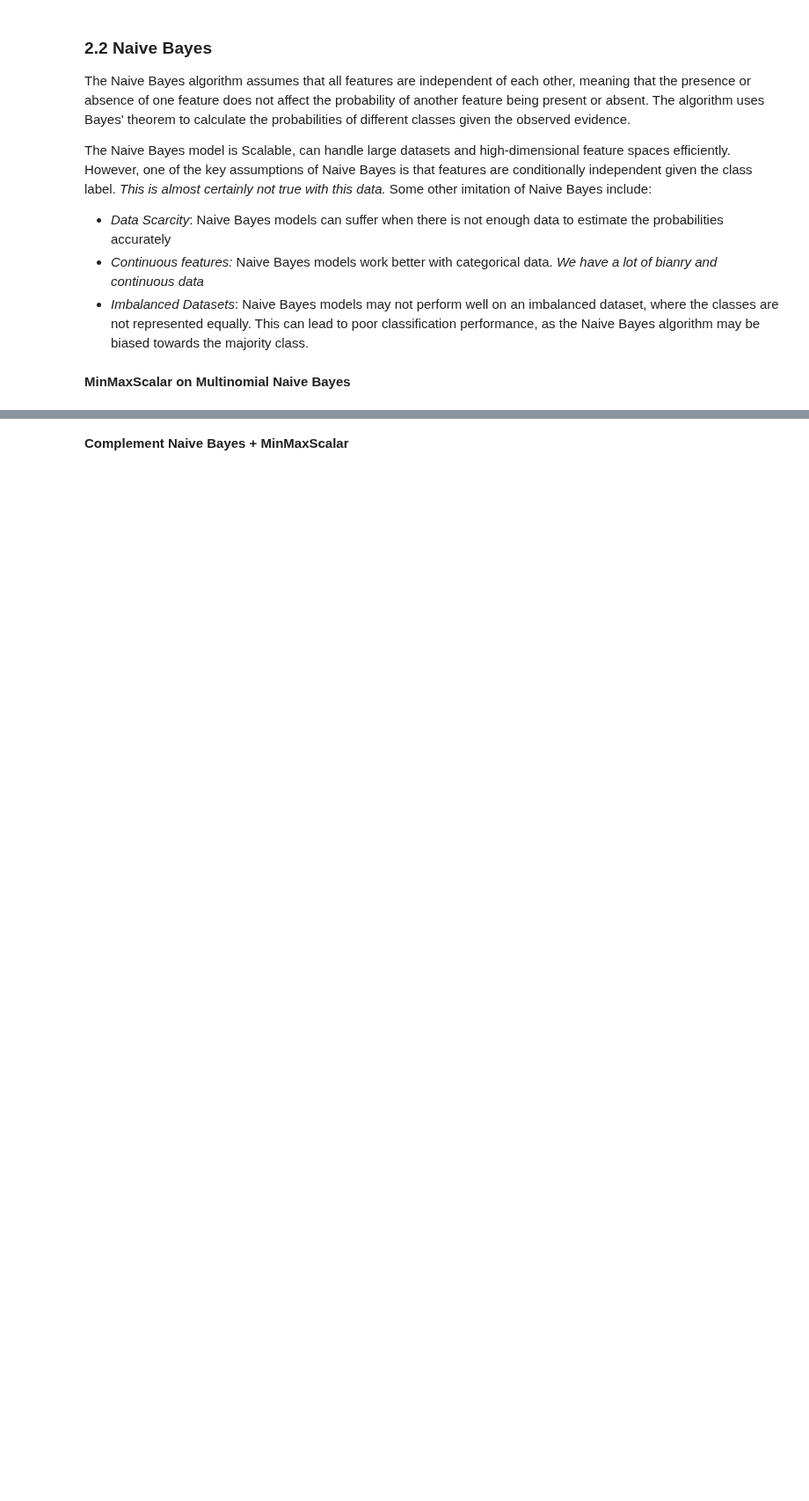
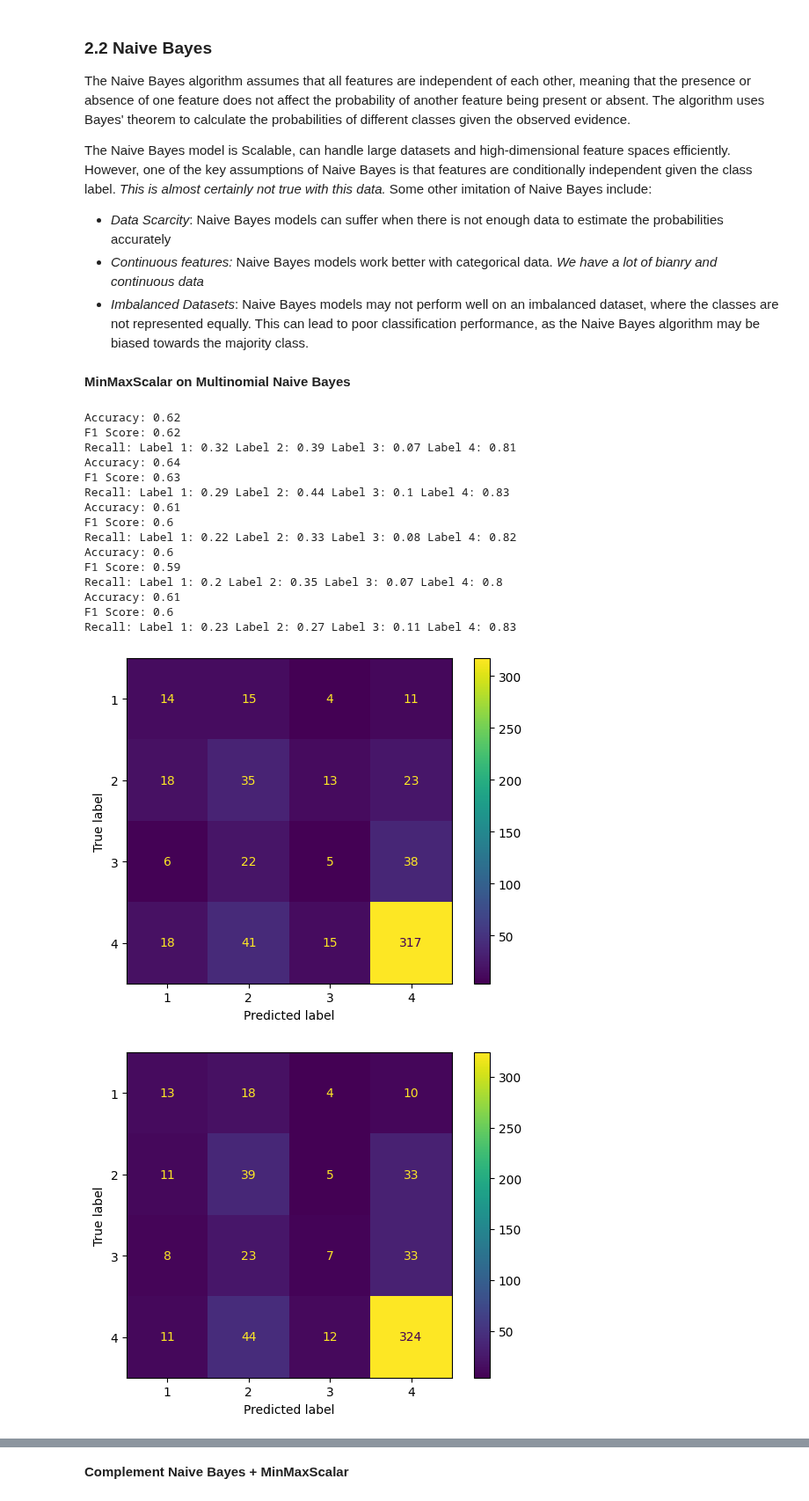
Before and after one commit to andrewjtdunn/Costa-Rican-Household-Poverty-Level-Prediction, a Jupyter notebook: Exploratory analysis/checkpoint_2.ipynb, the cells around one changed output, grey strips where cells are left out. Shown at 88% size. Cells and saved outputs as stored; diff of their text form; code cells hidden in the pictures; blank space fills up the shorter version.

```diff
--- a/Exploratory analysis/checkpoint_2.ipynb
+++ b/Exploratory analysis/checkpoint_2.ipynb
@@ -176,17 +163,35 @@ Some other imitation of Naive Bayes include:
 * *Imbalanced Datasets*: Naive Bayes models may not perform well on an imbalanced dataset, where the classes are not represented equally. This can lead to poor classification performance, as the Naive Bayes algorithm may be biased towards the majority class.
 # %% [markdown]
 **MinMaxScalar on Multinomial Naive Bayes**
-# %%
-scaler = MinMaxScaler()
-df, X_valid, y_valid = load_data.load_train_data()
-X = df.iloc[:, :-1]
-y = df.loc[:, 'Target']
-X_true = X_valid
-y_true = y_valid
-# %%
-X_scaled = scaler.fit_transform(X)
-nb = MultinomialNB()
-nb.fit(X_scaled, y)
-X_valid_scaled = scaler.transform(X_valid)
-y_pred = nb.predict(X_valid_scaled)
-evaluate_classification(y_pred, y_true,  cm=True)
+# %%
+scaler = MinMaxScaler()
+nb = MultinomialNB()
+nb_results = {}
+for key in train_indices.keys():
+    X_train = df.drop(columns="Target").iloc[train_indices[key],:]
+    y_train = df.loc[:,['Target']].iloc[train_indices[key],:]
+    X_valid = df.drop(columns="Target").iloc[test_indices[key],:]
+    y_valid = df.loc[:,['Target']].iloc[test_indices[key],:]
+    X_scaled = scaler.fit_transform(X_train)
+    nb.fit(X_scaled, y_train)
+    X_valid_scaled = scaler.transform(X_valid)
+    y_pred = nb.predict(X_valid_scaled)
+    nb_results[key] = evaluate_classification(y_pred, y_valid, cm = True, return_vals=True)
+# %% [output]
+Accuracy: 0.62
+F1 Score: 0.62
+Recall: Label 1: 0.32 Label 2: 0.39 Label 3: 0.07 Label 4: 0.81
+Accuracy: 0.64
+F1 Score: 0.63
+Recall: Label 1: 0.29 Label 2: 0.44 Label 3: 0.1 Label 4: 0.83
+Accuracy: 0.61
+F1 Score: 0.6
+Recall: Label 1: 0.22 Label 2: 0.33 Label 3: 0.08 Label 4: 0.82
+Accuracy: 0.6
+F1 Score: 0.59
+Recall: Label 1: 0.2 Label 2: 0.35 Label 3: 0.07 Label 4: 0.8
+Accuracy: 0.61
+F1 Score: 0.6
+Recall: Label 1: 0.23 Label 2: 0.27 Label 3: 0.11 Label 4: 0.83
+[figure, added]
+[figure, added]
```
Also changed, not shown: parts of 19 cells of this notebook.
